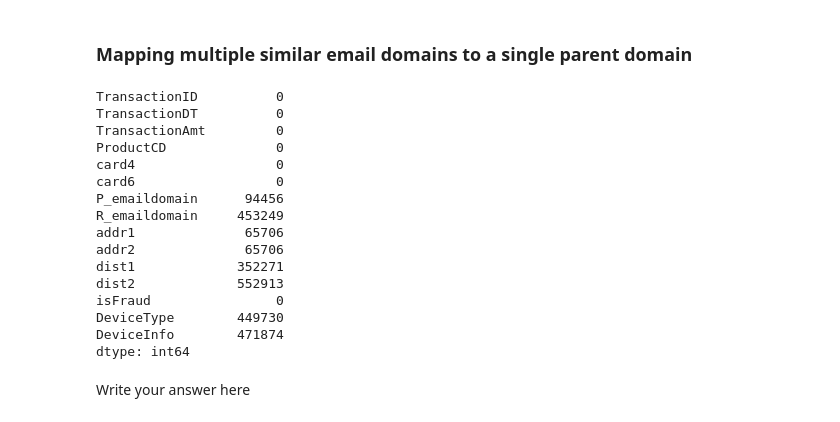
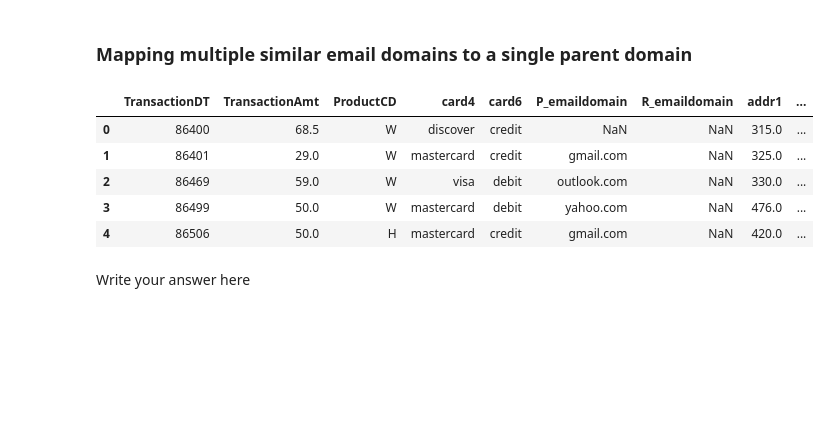
Before and after one commit to ParasAvkirkar/IEEEFraudDetection, a Jupyter notebook: analysis/modelingNotebook.ipynb, the cells around one changed output. Drawn from its saved outputs; the diff is of its cells as text; code cells hidden in the pictures; blank space fills up the shorter version.

```diff
--- a/analysis/modelingNotebook.ipynb
+++ b/analysis/modelingNotebook.ipynb
@@ -392,25 +393,16 @@ for root_domain in email_domain_map:
 
 modified_df['P_emaildomain'] = modified_df['P_emaildomain'].apply(lambda x: reverse_email_domain_map[x] if x in reverse_email_domain_map else x)
 modified_df['R_emaildomain'] = modified_df['R_emaildomain'].apply(lambda x: reverse_email_domain_map[x] if x in reverse_email_domain_map else x)
-# %%
-modified_df.isnull().sum()
-# %% [output]
-TransactionID          0
-TransactionDT          0
-TransactionAmt         0
-ProductCD              0
-card4                  0
-card6                  0
-P_emaildomain      94456
-R_emaildomain     453249
-addr1              65706
-addr2              65706
-dist1             352271
-dist2             552913
-isFraud                0
-DeviceType        449730
-DeviceInfo        471874
-dtype: int64
+# %%
+modeling_df = modified_df.drop(['TransactionID', 'dist2'], axis = 1)
+modeling_df.head()
+# %% [output]
+|  | TransactionDT | TransactionAmt | ProductCD | card4 | card6 | P_emaildomain | R_emaildomain | addr1 | ... |
+| 0 | 86400 | 68.5 | W | discover | credit | NaN | NaN | 315.0 | ... |
+| 1 | 86401 | 29.0 | W | mastercard | credit | gmail.com | NaN | 325.0 | ... |
+| 2 | 86469 | 59.0 | W | visa | debit | outlook.com | NaN | 330.0 | ... |
+| 3 | 86499 | 50.0 | W | mastercard | debit | yahoo.com | NaN | 476.0 | ... |
+| 4 | 86506 | 50.0 | H | mastercard | credit | gmail.com | NaN | 420.0 | ... |
 # %% [markdown]
 Write your answer here
 # %% [markdown]
```
Also changed, not shown: parts of 1 cell of this notebook.
